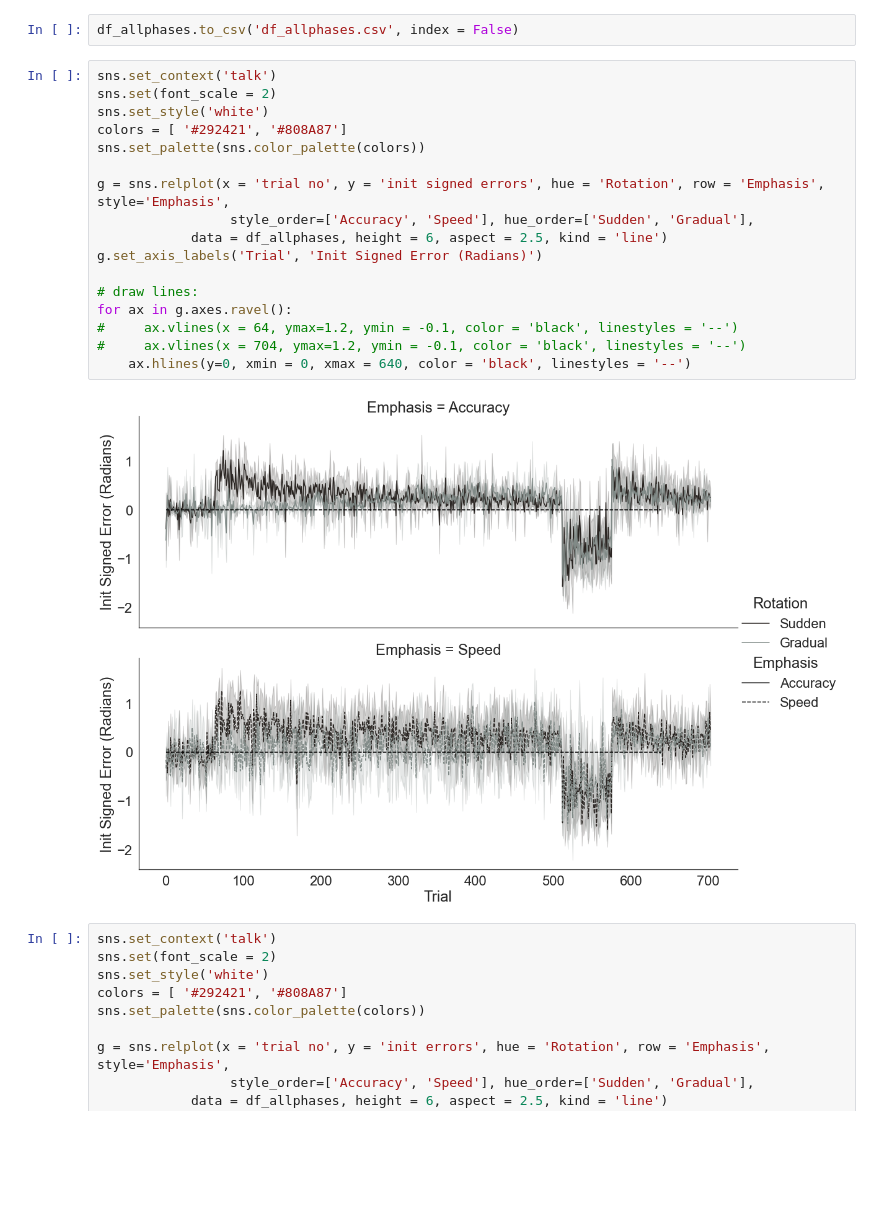
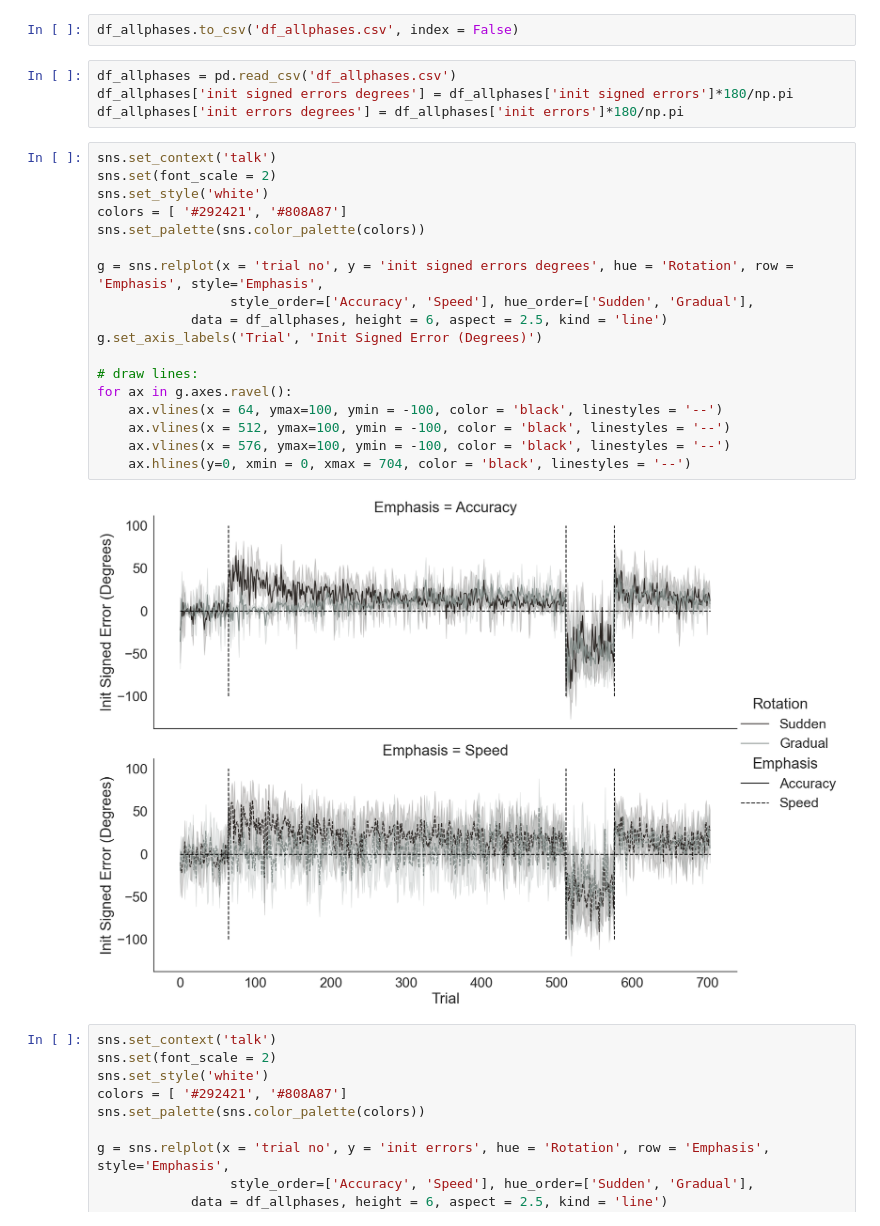
Before and after one commit to tejas-savalia/vma_behavioral, a Jupyter notebook: All experiments/feedback_aiming_unlearning/analyses.ipynb, the cells around one changed output. Drawn from its saved outputs; the diff is of its cells as text; blank space fills up the shorter version.

```diff
--- a/All experiments/feedback_aiming_unlearning/analyses.ipynb
+++ b/All experiments/feedback_aiming_unlearning/analyses.ipynb
@@ -170,25 +170,30 @@ df_allphases.loc[df_allphases['phase'] == 'Unlearning', 'avg errors'] = -df_allp
 df_allphases.loc[df_allphases['phase'] == 'Unlearning', 'init errors'] = -df_allphases.loc[df_allphases['phase'] == 'Unlearning', 'init errors']
 # %%
 df_allphases.to_csv('df_allphases.csv', index = False)
+# %%
+df_allphases = pd.read_csv('df_allphases.csv')
+df_allphases['init signed errors degrees'] = df_allphases['init signed errors']*180/np.pi
+df_allphases['init errors degrees'] = df_allphases['init errors']*180/np.pi
 # %%
 sns.set_context('talk')
 sns.set(font_scale = 2)
 sns.set_style('white')
 colors = [ '#292421', '#808A87']
 sns.set_palette(sns.color_palette(colors))
 
-g = sns.relplot(x = 'trial no', y = 'init signed errors', hue = 'Rotation', row = 'Emphasis', style='Emphasis',
+g = sns.relplot(x = 'trial no', y = 'init signed errors degrees', hue = 'Rotation', row = 'Emphasis', style='Emphasis',
                  style_order=['Accuracy', 'Speed'], hue_order=['Sudden', 'Gradual'],
             data = df_allphases, height = 6, aspect = 2.5, kind = 'line')
-g.set_axis_labels('Trial', 'Init Signed Error (Radians)')
+g.set_axis_labels('Trial', 'Init Signed Error (Degrees)')
 
 # draw lines:
 for ax in g.axes.ravel():
-#     ax.vlines(x = 64, ymax=1.2, ymin = -0.1, color = 'black', linestyles = '--')
-#     ax.vlines(x = 704, ymax=1.2, ymin = -0.1, color = 'black', linestyles = '--')
-    ax.hlines(y=0, xmin = 0, xmax = 640, color = 'black', linestyles = '--')
+    ax.vlines(x = 64, ymax=100, ymin = -100, color = 'black', linestyles = '--')
+    ax.vlines(x = 512, ymax=100, ymin = -100, color = 'black', linestyles = '--')
+    ax.vlines(x = 576, ymax=100, ymin = -100, color = 'black', linestyles = '--')
+    ax.hlines(y=0, xmin = 0, xmax = 704, color = 'black', linestyles = '--')
 # %% [output]
-[figure, old version]
+[figure, new version]
 # %%
 sns.set_context('talk')
 sns.set(font_scale = 2)
```
Also changed, not shown: 1 other file.
